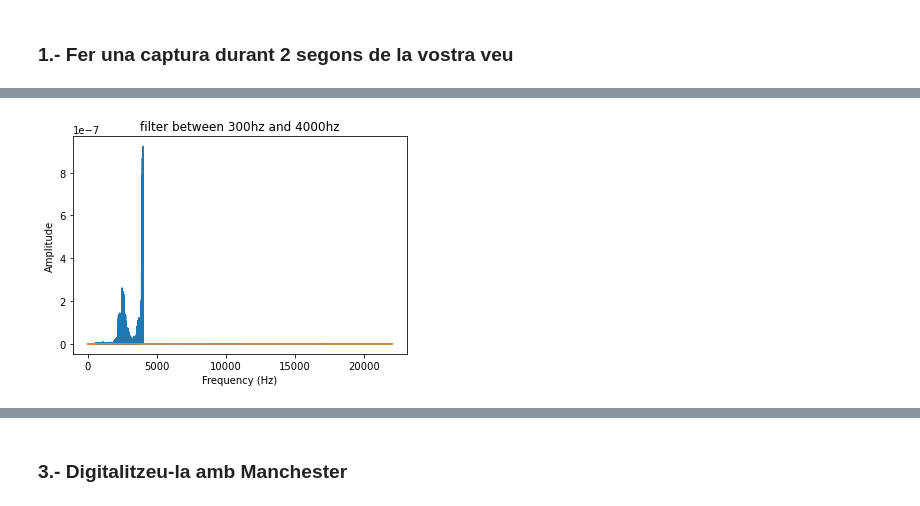
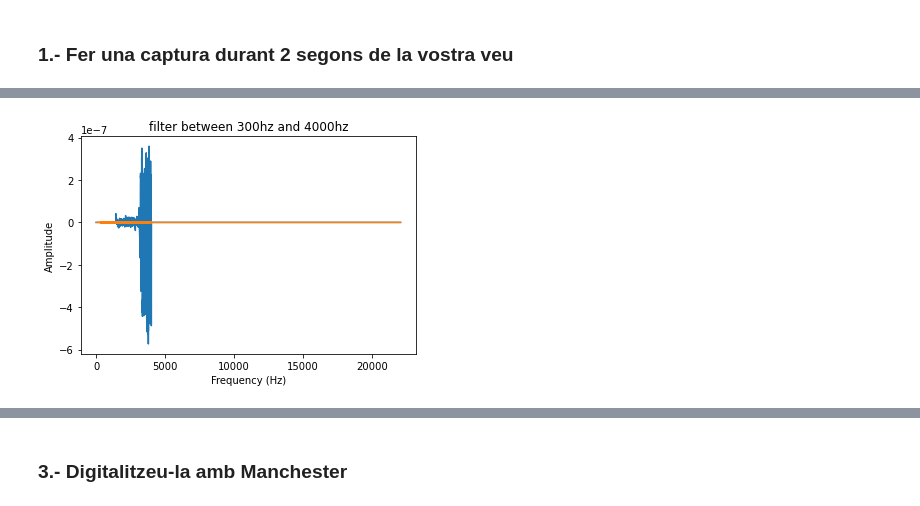
Before and after one commit to junjielyu13/Junior-Fall-Missions, a Jupyter notebook: Xarxa/Practica/Op_1/Opcional_JunjieLi.ipynb, the cells around one changed output, grey strips where cells are left out. Cells and saved outputs as stored; diff of their text form; code cells hidden in the pictures.

```diff
--- a/Xarxa/Practica/Op_1/Opcional_JunjieLi.ipynb
+++ b/Xarxa/Practica/Op_1/Opcional_JunjieLi.ipynb
@@ -58,28 +69,23 @@ sd.play(myrecording, 44100)
 from scipy.io.wavfile import read
 import matplotlib.pyplot as plt
 
+# Again we show the sound spectrum in the time domain...
 
 # read audio samples
-input_data = read("output3.wav")
+input_data = read("Opcional_1_Junjie.wav")
+audio = input_data[1]
+time = np.arange(0, 2, 1/44100)     #afegim l'offset vist experimentalment 1.25seg
 
-audio = input_data[1]
-print("Sample rate:", input_data[0])
-print("audio:", len(audio))
-time = np.arange(0, 5, 1/44100)#afegim l'offset vist experimentalment 1.25seg
-print("temps: ",len(time))
+print(f"Sample rate: {input_data[0]}\naudio: {len(audio)}\ntemps: {len(time)}")
+
 offset = len(audio)-len(time)
-# plot the first 1024 samples
-#plt.ylim(-5,5)
-#plt.xlim(0.5,0.55)
 f_audio = audio[offset:]
+
 plt.plot(time, np.abs(f_audio))
-# label the axes
 plt.ylabel("Amplitude")
 plt.xlabel("Time")
-# set the title
 plt.title("Sample Wav")
-plt.xlim(1, 5)
-# display the plot
+plt.xlim(0, 2)
 plt.show()
 # %% [output]
 Sample rate: 44100
@@ -124,19 +133,20 @@ valor final de frequencia:  22050.0
 # %%
 points_per_freq = len(xf)/(fs/2)
 
-#Our target frequency is
+
+#Our target frequency is 300hz between 4000hz
 target_300 = int(points_per_freq * 300)
 target_4000 = int(points_per_freq * 4000)
+
+
 yfinal = np.copy(signal_fft)
-# we filter the signal (low-pass)
-# cut-off frequency = 15kHz
-yfinal[ :target_300] = 0
+yfinal[0:target_300] = 0
 yfinal[target_4000 -1:] = 0
 
-plt.plot(xf,np.abs(yfinal))
+plt.plot(xf,yfinal)
 plt.ylabel("Amplitude")
 plt.xlabel("Frequency (Hz)")
 plt.title("filter between 300hz and 4000hz")
 plt.show()
 # %% [output]
-[figure, old version]
+[figure, new version]
```
Also changed, not shown: parts of 31 cells of this notebook, 8 other files.
